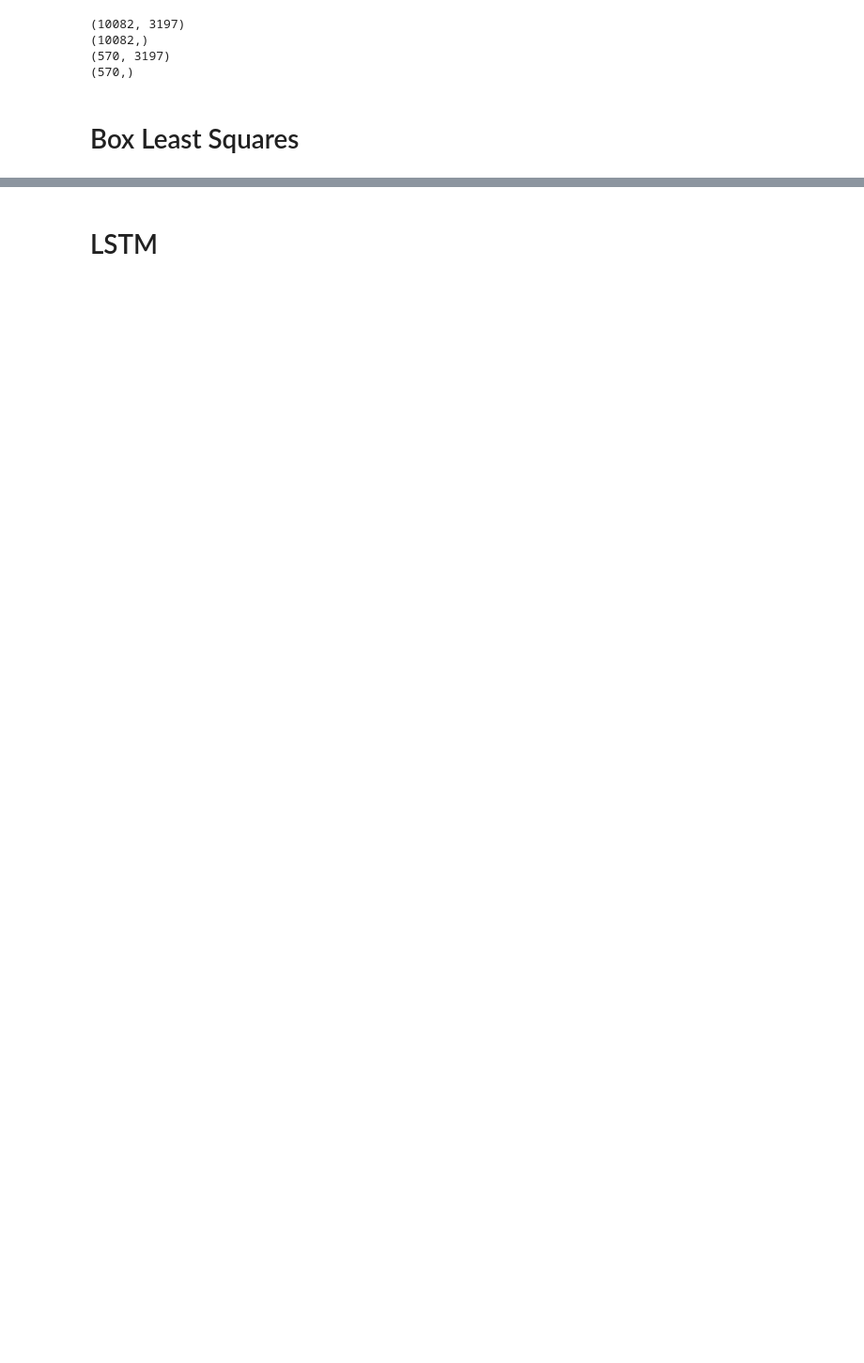
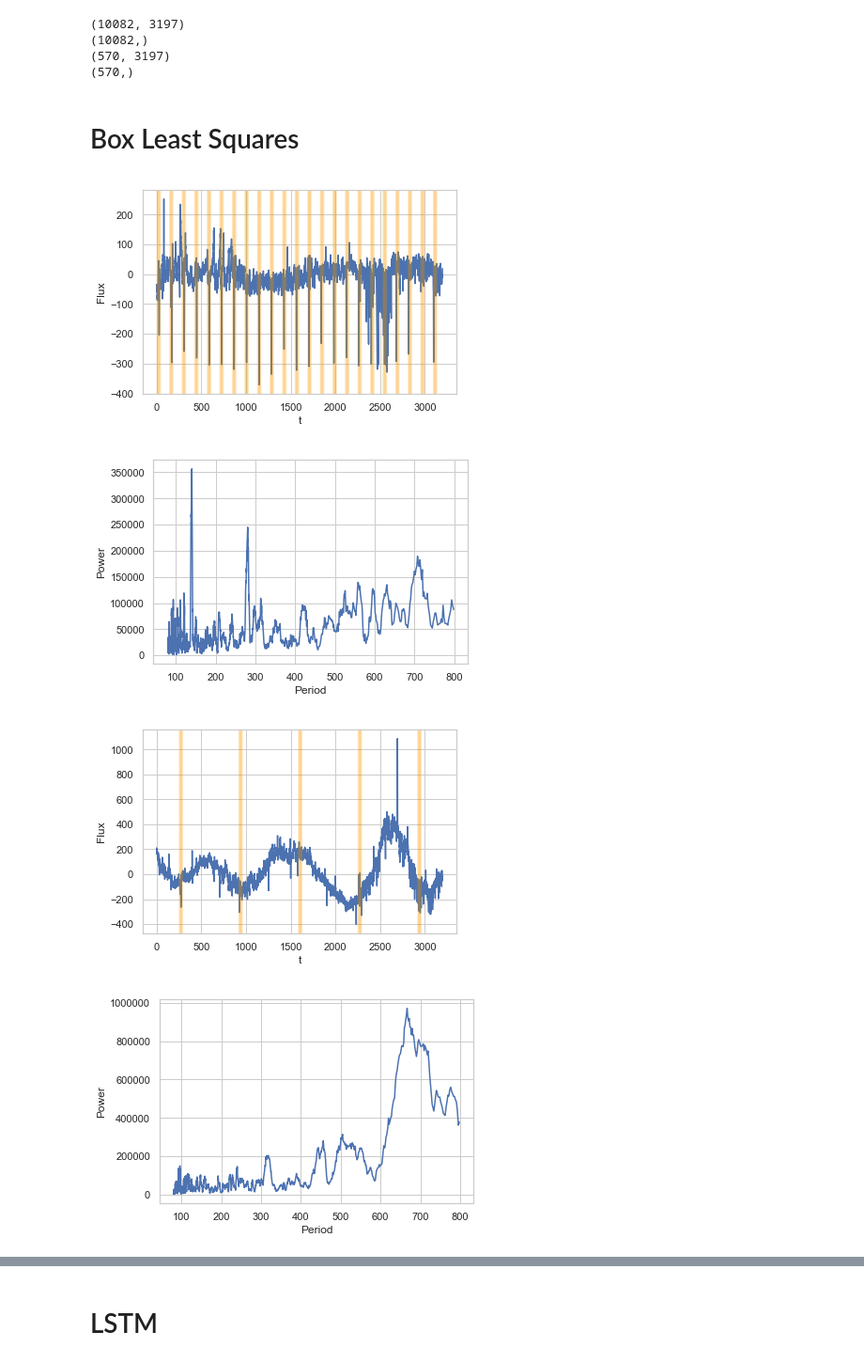
Before and after one commit to czhao39/exoplanet-detection, a Jupyter notebook: boxleastsquares_and_lstm.ipynb, the cells around one changed output, grey strips where cells are left out. Shown at 94% size. Cells and saved outputs as stored; diff of their text form; code cells hidden in the pictures; blank space fills up the shorter version.

```diff
--- a/boxleastsquares_and_lstm.ipynb
+++ b/boxleastsquares_and_lstm.ipynb
@@ -33,14 +33,28 @@ print(y_test.shape)
 # %%
 from astropy.stats import BoxLeastSquares
 
-for i in range(5):
+for i in [1, 5, 70, 71]:
+    bls = BoxLeastSquares(t, x_train[i])
+    periodogram = bls.autopower(40, minimum_n_transit=5)  # arg is the granularity of considered durations
+    max_power = np.argmax(periodogram.power)
+    mask = bls.transit_mask(t,
+                            periodogram.period[max_power],
+                            periodogram.duration[max_power],
+                            periodogram.transit_time[max_power])
+
     plt.plot(t, x_train[i])
     plt.xlabel("t")
     plt.ylabel("Flux")
+    for ti in np.nonzero(mask)[0]:
+        plt.axvline(ti, color="orange", alpha=0.03)
     plt.show()
-    bls = BoxLeastSquares(t, x_train[i])
-    periodogram = bls.autopower(20, minimum_n_transit=5)  # arg is the granularity of considered durations
+
     plt.plot(periodogram.period, periodogram.power)
     plt.xlabel("Period")
     plt.ylabel("Power")
     plt.show()
+# %% [output]
+[figure, added]
+[figure, added]
+[figure, added]
+[figure, added]
```
Also changed, not shown: parts of 24 cells of this notebook.
